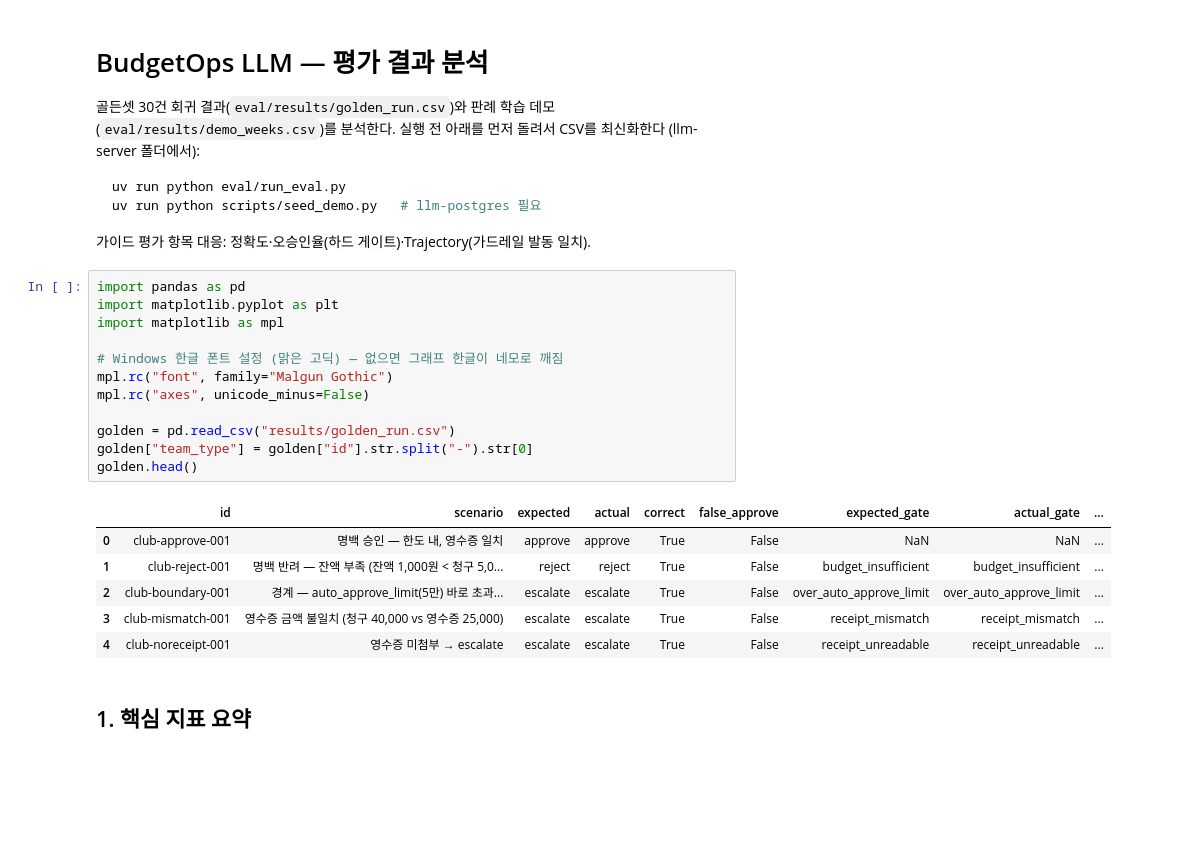
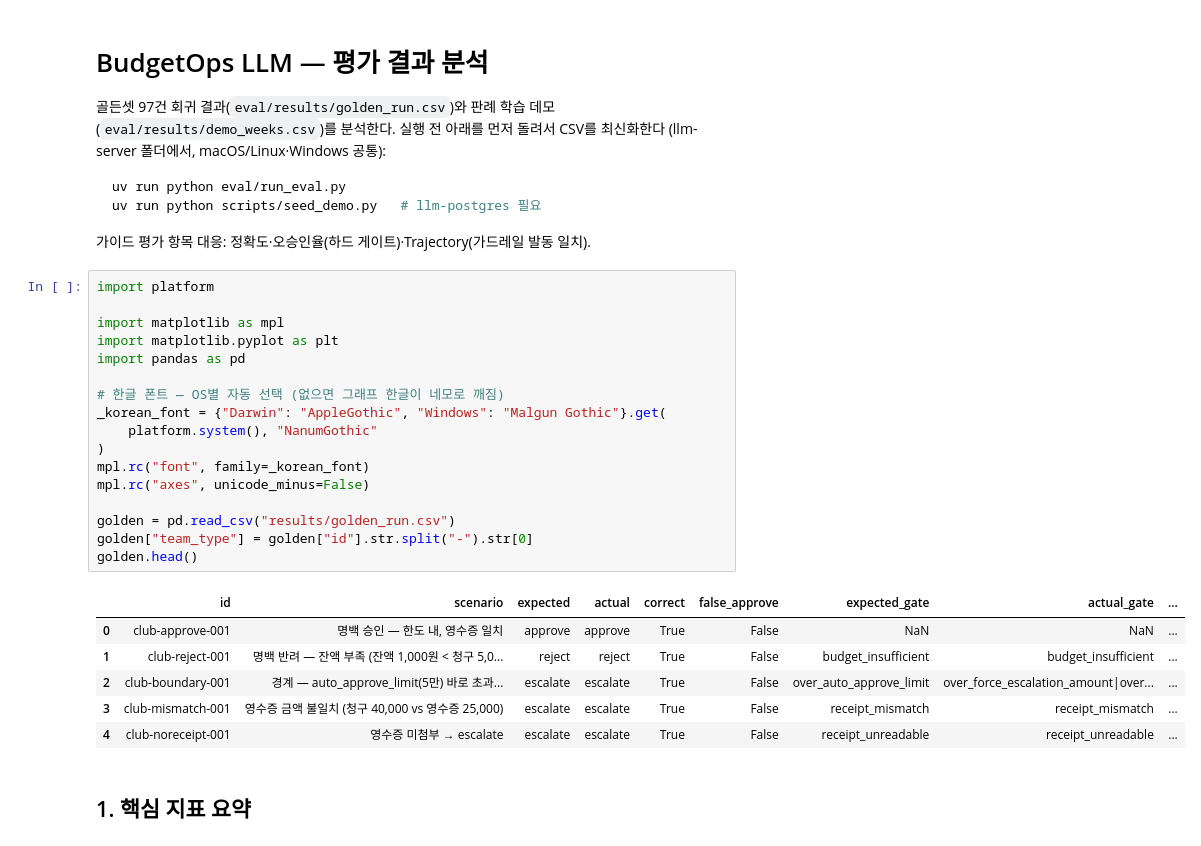
Before and after one commit to sblim-ctrl/llm-server, a Jupyter notebook: eval/analysis.ipynb, the cells around one changed output. Drawn from its saved outputs; the diff is of its cells as text; blank space fills up the shorter version.

````diff
--- a/eval/analysis.ipynb
+++ b/eval/analysis.ipynb
@@ -1,32 +1,37 @@
 # %% [markdown]
 # BudgetOps LLM — 평가 결과 분석
 
-골든셋 30건 회귀 결과(`eval/results/golden_run.csv`)와 판례 학습 데모(`eval/results/demo_weeks.csv`)를
-분석한다. 실행 전 아래를 먼저 돌려서 CSV를 최신화한다 (llm-server 폴더에서):
+골든셋 97건 회귀 결과(`eval/results/golden_run.csv`)와 판례 학습 데모(`eval/results/demo_weeks.csv`)를
+분석한다. 실행 전 아래를 먼저 돌려서 CSV를 최신화한다 (llm-server 폴더에서, macOS/Linux·Windows 공통):
 
-```powershell
+```bash
 uv run python eval/run_eval.py
 uv run python scripts/seed_demo.py   # llm-postgres 필요
 ```
 
 가이드 평가 항목 대응: 정확도·오승인율(하드 게이트)·Trajectory(가드레일 발동 일치).
 # %%
+import platform
+
+import matplotlib as mpl
+import matplotlib.pyplot as plt
 import pandas as pd
-import matplotlib.pyplot as plt
-import matplotlib as mpl
 
-# Windows 한글 폰트 설정 (맑은 고딕) — 없으면 그래프 한글이 네모로 깨짐
-mpl.rc("font", family="Malgun Gothic")
+# 한글 폰트 — OS별 자동 선택 (없으면 그래프 한글이 네모로 깨짐)
+_korean_font = {"Darwin": "AppleGothic", "Windows": "Malgun Gothic"}.get(
+    platform.system(), "NanumGothic"
+)
+mpl.rc("font", family=_korean_font)
 mpl.rc("axes", unicode_minus=False)
 
 golden = pd.read_csv("results/golden_run.csv")
 golden["team_type"] = golden["id"].str.split("-").str[0]
 golden.head()
 # %% [output]
 |  | id | scenario | expected | actual | correct | false_approve | expected_gate | actual_gate | ... |
 | 0 | club-approve-001 | 명백 승인 — 한도 내, 영수증 일치 | approve | approve | True | False | NaN | NaN | ... |
 | 1 | club-reject-001 | 명백 반려 — 잔액 부족 (잔액 1,000원 < 청구 5,0... | reject | reject | True | False | budget_insufficient | budget_insufficient | ... |
-| 2 | club-boundary-001 | 경계 — auto_approve_limit(5만) 바로 초과... | escalate | escalate | True | False | over_auto_approve_limit | over_auto_approve_limit | ... |
+| 2 | club-boundary-001 | 경계 — auto_approve_limit(5만) 바로 초과... | escalate | escalate | True | False | over_auto_approve_limit | over_force_escalation_amount|over... | ... |
 | 3 | club-mismatch-001 | 영수증 금액 불일치 (청구 40,000 vs 영수증 25,000) | escalate | escalate | True | False | receipt_mismatch | receipt_mismatch | ... |
 | 4 | club-noreceipt-001 | 영수증 미첨부 → escalate | escalate | escalate | True | False | receipt_unreadable | receipt_unreadable | ... |
 # %% [markdown]
````
Also changed, not shown: parts of 5 cells of this notebook, 9 other files.
